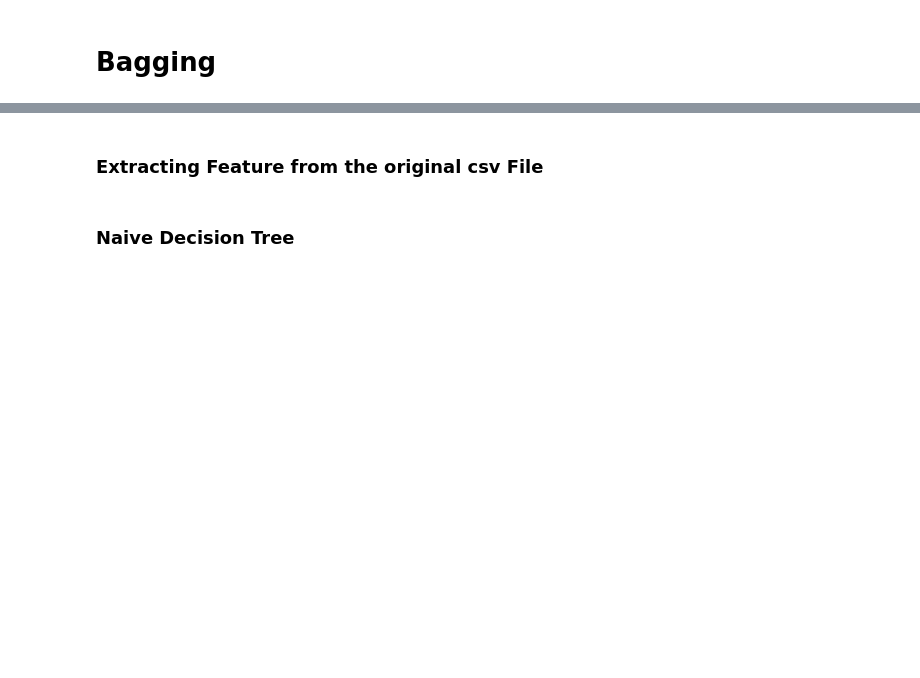
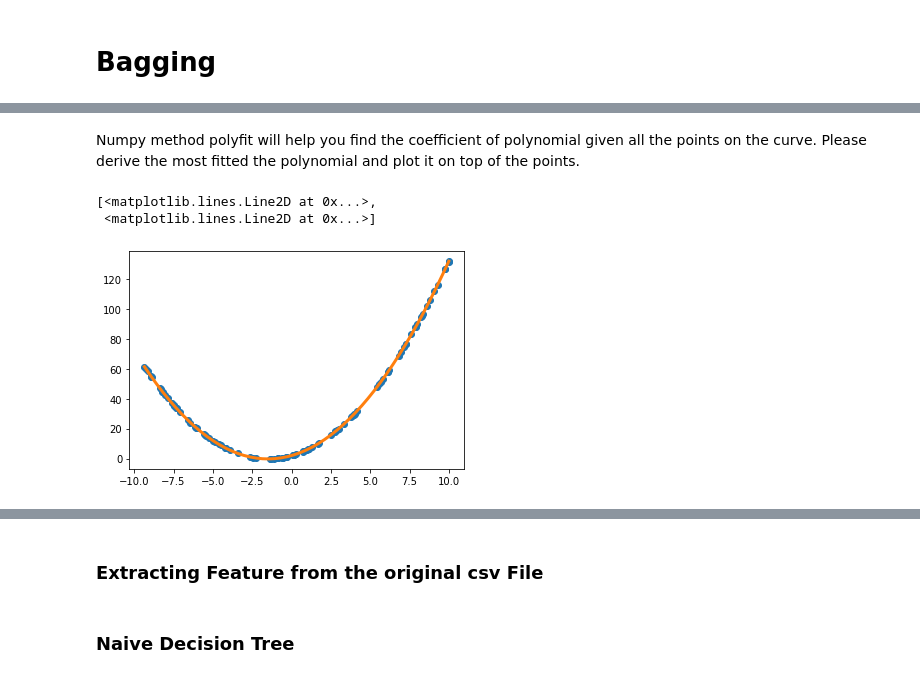
Before and after one commit to OscarXZQ/BaggingTutorial, a Jupyter notebook: Bagging.ipynb, the cells around one changed output, grey strips where cells are left out. Saved outputs shown, nothing was run; the diff lists cells and outputs as text; code cells hidden in the pictures; blank space fills up the shorter version.

```diff
--- a/Bagging.ipynb
+++ b/Bagging.ipynb
@@ -2,0 +108,12 @@
+# %% [markdown]
+Numpy method polyfit will help you find the coefficient of polynomial given all the points on the curve. Please derive the most fitted the polynomial and plot it on top of the points.
+# %%
+coefficients = np.polyfit(x_s, y_s, deg=2)
+poly = np.poly1d(coefficients)
+new_x = np.linspace(min(x_s), max(x_s))
+new_y = poly(new_x)
+plt.plot(x_s, y_s,"o", new_x, new_y, linewidth = 3)
+# %% [output]
+[<matplotlib.lines.Line2D at 0x...>,
+ <matplotlib.lines.Line2D at 0x...>]
+[figure, added]
```
Also changed, not shown: parts of 35 cells of this notebook.
